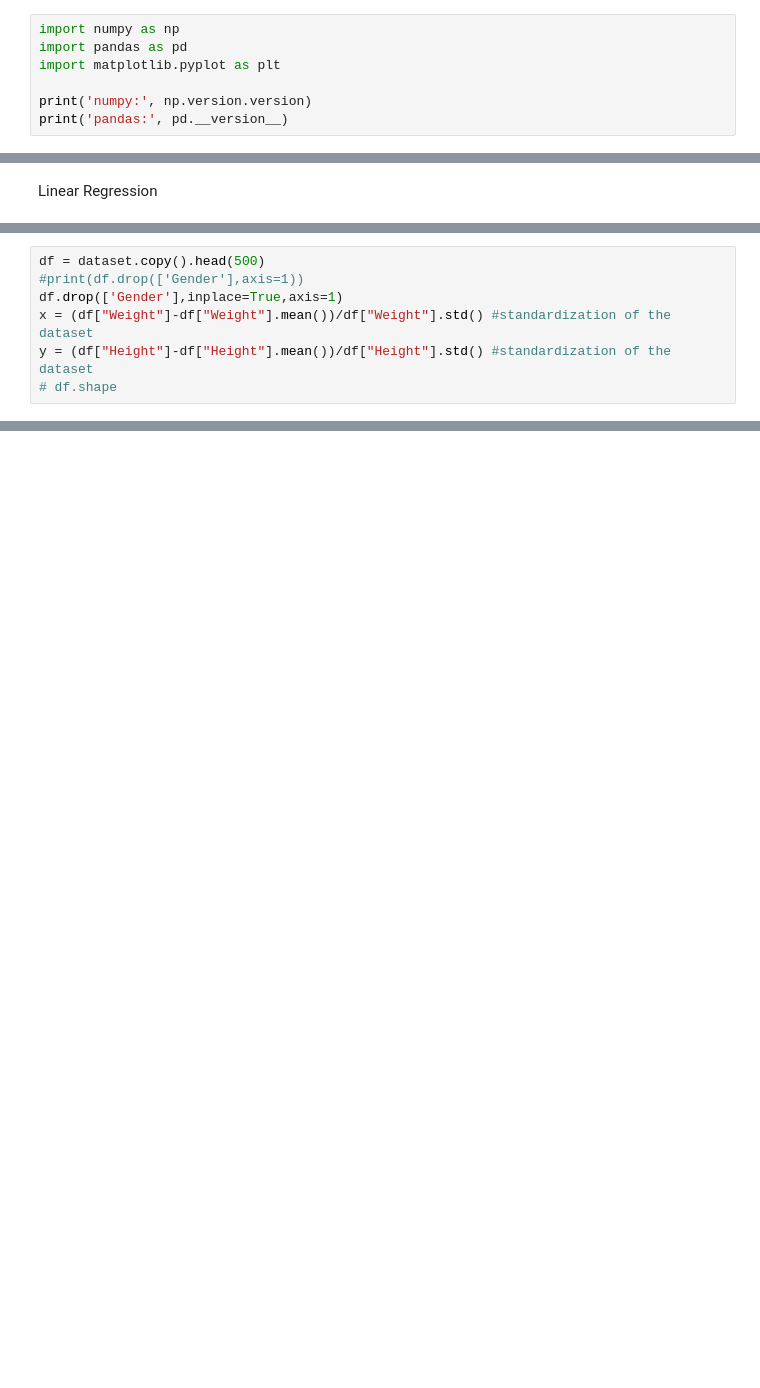
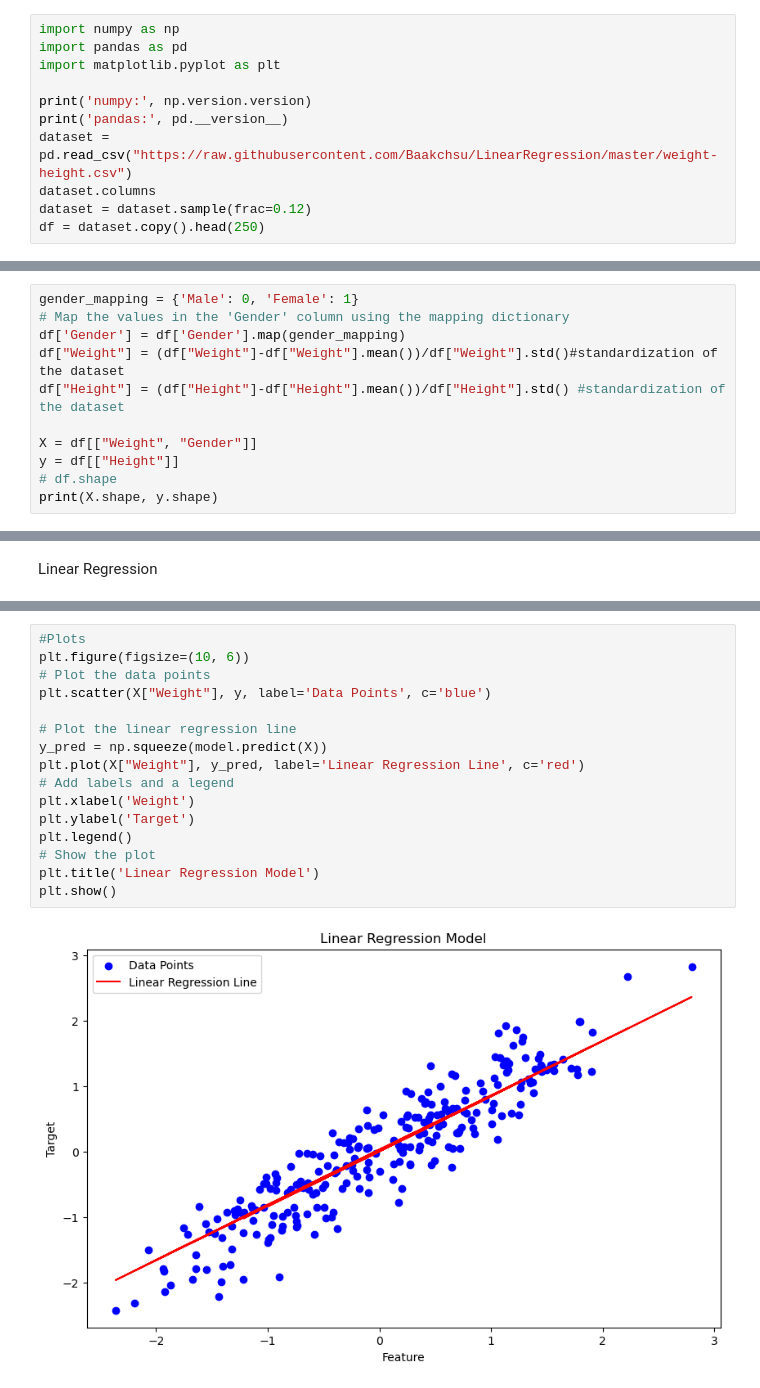
Before and after one commit to affan210/ml-algo, a Jupyter notebook: algo.ipynb, the cells around one changed output, grey strips where cells are left out. Saved outputs shown, nothing was run; the diff lists cells and outputs as text; blank space fills up the shorter version.

Commit message:
optimized algorithm, added plots for each feature

```diff
--- a/algo.ipynb
+++ b/algo.ipynb
@@ -5,6 +5,21 @@ import matplotlib.pyplot as plt
 
 print('numpy:', np.version.version)
 print('pandas:', pd.__version__)
+dataset = pd.read_csv("https://raw.githubusercontent.com/Baakchsu/LinearRegression/master/weight-height.csv")
+dataset.columns
+dataset = dataset.sample(frac=0.12)
+df = dataset.copy().head(250)
 # %% [output]
 numpy: 1.24.3
 pandas: 2.0.3
+# %%
+gender_mapping = {'Male': 0, 'Female': 1}
+# Map the values in the 'Gender' column using the mapping dictionary
+df['Gender'] = df['Gender'].map(gender_mapping)
+df["Weight"] = (df["Weight"]-df["Weight"].mean())/df["Weight"].std()#standardization of the dataset
+df["Height"] = (df["Height"]-df["Height"].mean())/df["Height"].std() #standardization of the dataset
+
+X = df[["Weight", "Gender"]]
+y = df[["Height"]]
+# df.shape
+print(X.shape, y.shape)
@@ -58,7 +29,0 @@ reg = LinearRegression()
-# %%
-df = dataset.copy().head(500)
-#print(df.drop(['Gender'],axis=1))
-df.drop(['Gender'],inplace=True,axis=1)
-x = (df["Weight"]-df["Weight"].mean())/df["Weight"].std() #standardization of the dataset
-y = (df["Height"]-df["Height"].mean())/df["Height"].std() #standardization of the dataset
-# df.shape
@@ -264,0 +137,18 @@ plt.show()
+# %%
+#Plots
+plt.figure(figsize=(10, 6))
+# Plot the data points
+plt.scatter(X["Weight"], y, label='Data Points', c='blue')
+
+# Plot the linear regression line
+y_pred = np.squeeze(model.predict(X))
+plt.plot(X["Weight"], y_pred, label='Linear Regression Line', c='red')
+# Add labels and a legend
+plt.xlabel('Weight')
+plt.ylabel('Target')
+plt.legend()
+# Show the plot
+plt.title('Linear Regression Model')
+plt.show()
+# %% [output]
+[figure, added]
```
Also changed, not shown: parts of 11 cells of this notebook, 2 other files.
